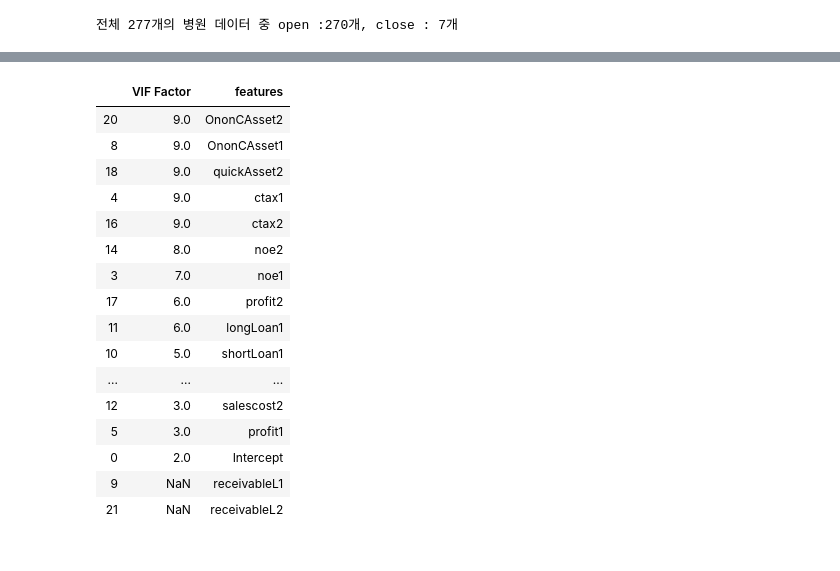
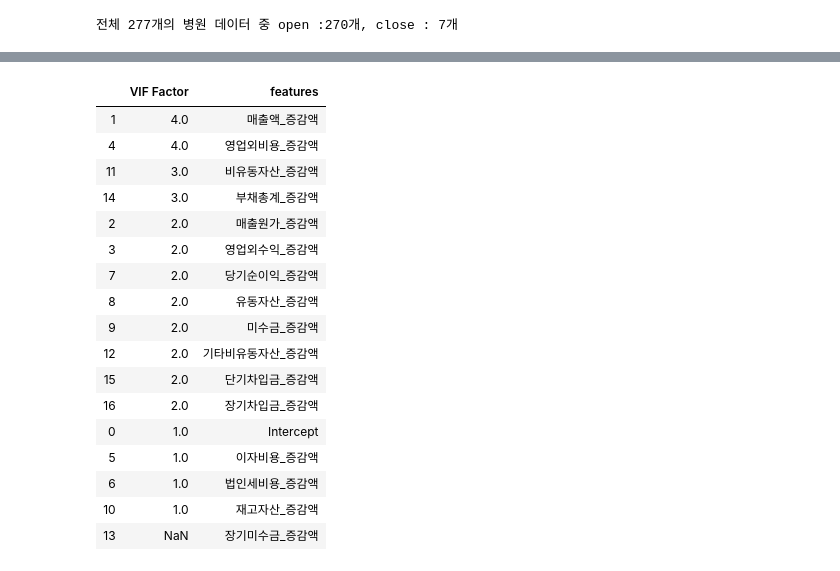
Before and after one commit to bill7845/jupyter_repo, a Jupyter notebook: jupyter_CODE/병원개폐업예측모델링/병원개폐업예측모델링_5.ipynb, the cells around one changed output, grey strips where cells are left out. Cells and saved outputs as stored; diff of their text form; code cells hidden in the pictures.

```diff
--- a/jupyter_CODE/병원개폐업예측모델링/병원개폐업예측모델링_5.ipynb
+++ b/jupyter_CODE/병원개폐업예측모델링/병원개폐업예측모델링_5.ipynb
@@ -143,36 +137,36 @@ sns.boxplot(x='OC', y='지속년수', data=train_copy[['OC','지속년수']])
 # %%
 from patsy import dmatrices
 from statsmodels.stats.outliers_influence import variance_inflation_factor
 
-y, X = dmatrices('OC ~ salary1 + noi1 + noe1 + ctax1 + profit1 + \
-       receivableS1 + inventoryAsset1 + OnonCAsset1 + receivableL1 + \
-       shortLoan1 + longLoan1 + salescost2 + \
-       noi2 + noe2 + interest2 + ctax2 + profit2 + quickAsset2 + receivableS2 + \
-       OnonCAsset2 + receivableL2 + shortLoan2 + \
-       longLoan2 + netAsset2 + surplus2', train_copy, return_type = 'dataframe')
+y, X = dmatrices('OC ~ 매출액_증감액 + 매출원가_증감액 + \
+       영업외수익_증감액 + 영업외비용_증감액 + 이자비용_증감액 + 법인세비용_증감액 + 당기순이익_증감액 + \
+       유동자산_증감액 + 미수금_증감액 + 재고자산_증감액 + 비유동자산_증감액 + \
+       기타비유동자산_증감액 + 장기미수금_증감액 + 부채총계_증감액 + 단기차입금_증감액 + \
+       + 장기차입금_증감액', train_copy, return_type = 'dataframe')
 
 vif = pd.DataFrame()
 vif["VIF Factor"] = [variance_inflation_factor(X.values, i) for i in range(X.shape[1])]
 vif["features"] = X.columns
 vif.round(0).sort_values(by='VIF Factor',ascending=False)
 # %% [output]
 |  | VIF Factor | features |
-| 20 | 9.0 | OnonCAsset2 |
-| 8 | 9.0 | OnonCAsset1 |
-| 18 | 9.0 | quickAsset2 |
-| 4 | 9.0 | ctax1 |
-| 16 | 9.0 | ctax2 |
-| 14 | 8.0 | noe2 |
-| 3 | 7.0 | noe1 |
-| 17 | 6.0 | profit2 |
-| 11 | 6.0 | longLoan1 |
-| 10 | 5.0 | shortLoan1 |
-| ... | ... | ... |
-| 12 | 3.0 | salescost2 |
-| 5 | 3.0 | profit1 |
-| 0 | 2.0 | Intercept |
-| 9 | NaN | receivableL1 |
-| 21 | NaN | receivableL2 |
+| 1 | 4.0 | 매출액_증감액 |
+| 4 | 4.0 | 영업외비용_증감액 |
+| 11 | 3.0 | 비유동자산_증감액 |
+| 14 | 3.0 | 부채총계_증감액 |
+| 2 | 2.0 | 매출원가_증감액 |
+| 3 | 2.0 | 영업외수익_증감액 |
+| 7 | 2.0 | 당기순이익_증감액 |
+| 8 | 2.0 | 유동자산_증감액 |
+| 9 | 2.0 | 미수금_증감액 |
+| 12 | 2.0 | 기타비유동자산_증감액 |
+| 15 | 2.0 | 단기차입금_증감액 |
+| 16 | 2.0 | 장기차입금_증감액 |
+| 0 | 1.0 | Intercept |
+| 5 | 1.0 | 이자비용_증감액 |
+| 6 | 1.0 | 법인세비용_증감액 |
+| 10 | 1.0 | 재고자산_증감액 |
+| 13 | NaN | 장기미수금_증감액 |
 # %%
 # # scaling
 # # MinMax Scaler
```
Also changed, not shown: parts of 21 cells of this notebook.
